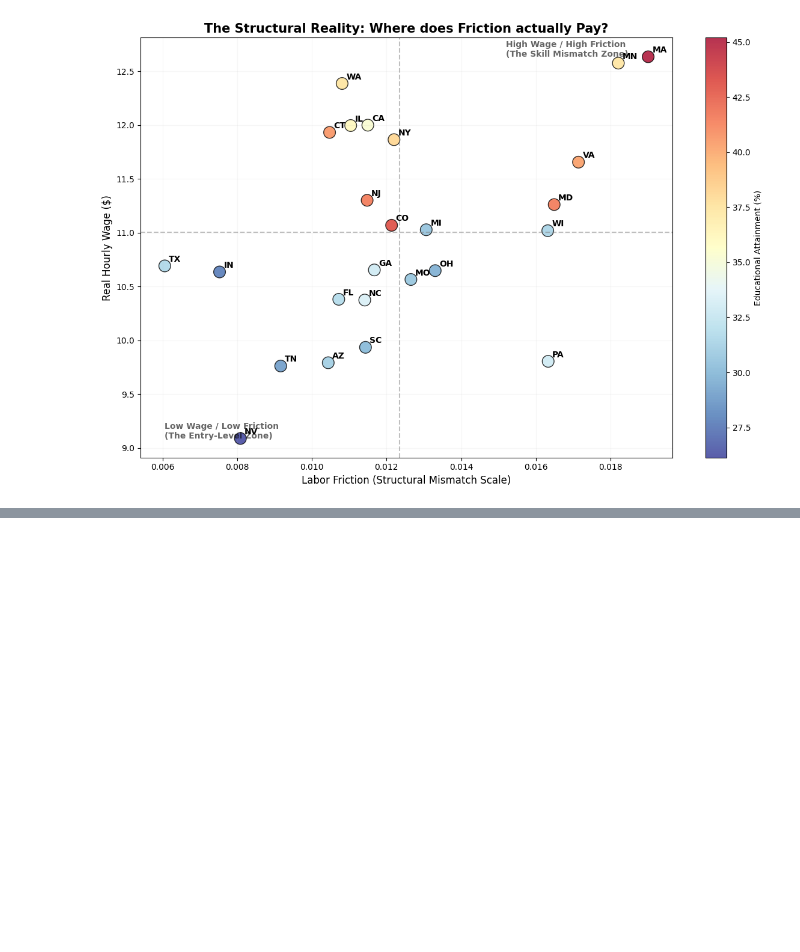
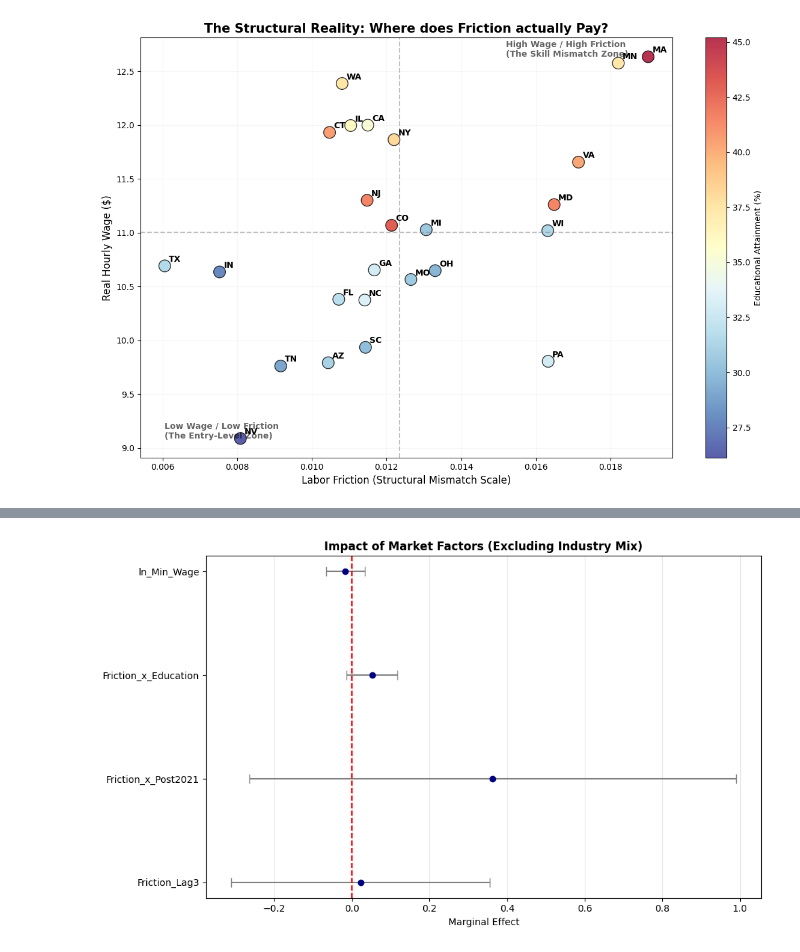
Before and after one commit to Kevocado/ACCY-512-Final-Project, a Jupyter notebook: base_model.ipynb, the cells around one changed output, grey strips where cells are left out. Cells and saved outputs as stored; diff of their text form; code cells hidden in the pictures; blank space fills up the shorter version.

```diff
--- a/base_model.ipynb
+++ b/base_model.ipynb
@@ -864,0 +1017,17 @@ plt.show()
+# %%
+import matplotlib.pyplot as plt
+
+# Drop LH_Share and const so we can see the detail of the other variables
+clean_params = res_shift.params.drop(['const', 'LH_Share'], errors='ignore')
+clean_errors = res_shift.std_errors.drop(['const', 'LH_Share'], errors='ignore')
+
+plt.figure(figsize=(10, 6))
+plt.errorbar(clean_params.values, clean_params.index, xerr=1.96*clean_errors, fmt='o', color='navy', ecolor='gray', capsize=5)
+plt.axvline(0, color='red', linestyle='--')
+plt.title('Impact of Market Factors (Excluding Industry Mix)', fontweight='bold')
+plt.xlabel('Marginal Effect')
+plt.grid(axis='x', alpha=0.3)
+plt.tight_layout()
+plt.show()
+# %% [output]
+[figure, added]
```
Also changed, not shown: parts of 4 cells of this notebook.
